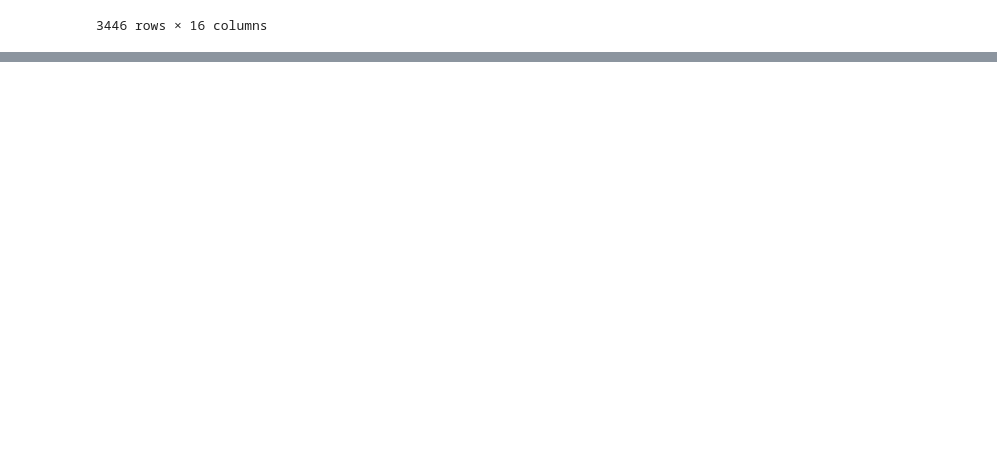
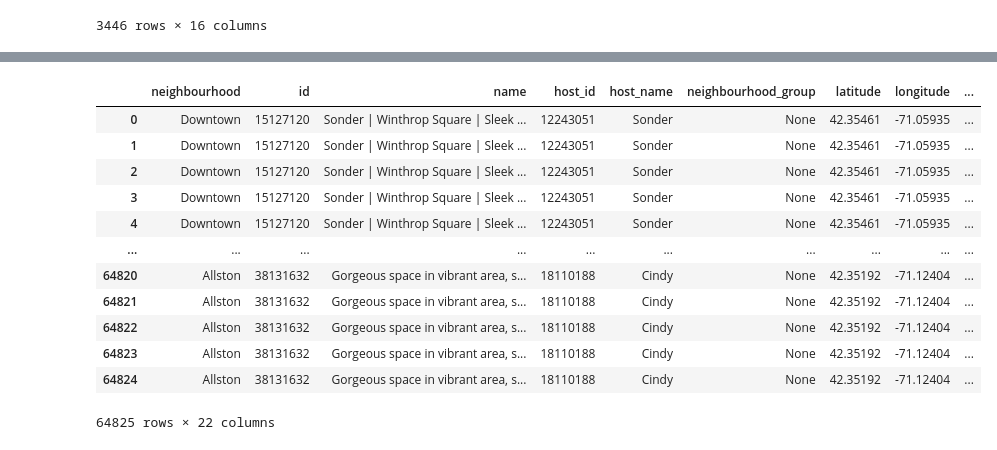
Before and after one commit to aditya-prasad-projects/Airbnb, a Jupyter notebook: test.ipynb, the cells around one changed output, grey strips where cells are left out. Saved outputs shown, nothing was run; the diff lists cells and outputs as text; code cells hidden in the pictures; blank space fills up the shorter version.

```diff
--- a/test.ipynb
+++ b/test.ipynb
@@ -247,6 +229,3 @@ listings_df.toPandas()
 | 3444 | 43715125 | Private Escape | 349225095 | Trevor | None | Dorchester | 42.29637 | -71.07314 | ... |
 | 3445 | 43729521 | Evonify - MGH & Tufts - Luxury 2B... | 212359760 | Evonify | None | Downtown | 42.35106002536211 | -71.0650582770758 | ... |
 3446 rows × 16 columns
-# %%
-reviews_df = spark.read.csv(SparkFiles.get("reviews.csv"), header=True)
-reviews_df.toPandas()
@@ -266,0 +232,4 @@ reviews_df.toPandas()
+# %%
+reviews_df = reviews_df.where("comments != 'None'")
+reviews_df = reviews_df.withColumnRenamed("id", "review_id")
+reviews_df.toPandas()
@@ -266,0 +250,7 @@ reviews_df.toPandas()
+# %%
+neighbourhoods_list = ["Back Bay", 'South Boston', 'South End', 'Fenway', 'Allston', 'Dorchester', 'Downtown']
+boston_neighbourhoods_df = spark.createDataFrame(neighbourhoods_list, StringType())
+boston_neighbourhoods_df = boston_neighbourhoods_df.selectExpr("value as neighbourhood")
+# %%
+boston_top_neighbourhood = listings_df.join(boston_neighbourhoods_df, ["neighbourhood"] , "left_semi")
+boston_top_neighbourhood.toPandas()
@@ -266,0 +271,17 @@ reviews_df.toPandas()
+# %%
+boston_top_neighbourhood = boston_top_neighbourhood.join(reviews_df, boston_top_neighbourhood["id"] == reviews_df["listing_id"], "left")
+boston_top_neighbourhood.toPandas()
+# %% [output]
+|  | neighbourhood | id | name | host_id | host_name | neighbourhood_group | latitude | longitude | ... |
+| 0 | Downtown | 15127120 | Sonder | Winthrop Square | Sleek ... | 12243051 | Sonder | None | 42.35461 | -71.05935 | ... |
+| 1 | Downtown | 15127120 | Sonder | Winthrop Square | Sleek ... | 12243051 | Sonder | None | 42.35461 | -71.05935 | ... |
+| 2 | Downtown | 15127120 | Sonder | Winthrop Square | Sleek ... | 12243051 | Sonder | None | 42.35461 | -71.05935 | ... |
+| 3 | Downtown | 15127120 | Sonder | Winthrop Square | Sleek ... | 12243051 | Sonder | None | 42.35461 | -71.05935 | ... |
+| 4 | Downtown | 15127120 | Sonder | Winthrop Square | Sleek ... | 12243051 | Sonder | None | 42.35461 | -71.05935 | ... |
+| ... | ... | ... | ... | ... | ... | ... | ... | ... | ... |
+| 64820 | Allston | 38131632 | Gorgeous space in vibrant area, s... | 18110188 | Cindy | None | 42.35192 | -71.12404 | ... |
+| 64821 | Allston | 38131632 | Gorgeous space in vibrant area, s... | 18110188 | Cindy | None | 42.35192 | -71.12404 | ... |
+| 64822 | Allston | 38131632 | Gorgeous space in vibrant area, s... | 18110188 | Cindy | None | 42.35192 | -71.12404 | ... |
+| 64823 | Allston | 38131632 | Gorgeous space in vibrant area, s... | 18110188 | Cindy | None | 42.35192 | -71.12404 | ... |
+| 64824 | Allston | 38131632 | Gorgeous space in vibrant area, s... | 18110188 | Cindy | None | 42.35192 | -71.12404 | ... |
+64825 rows × 22 columns
```
Also changed, not shown: parts of 24 cells of this notebook.
